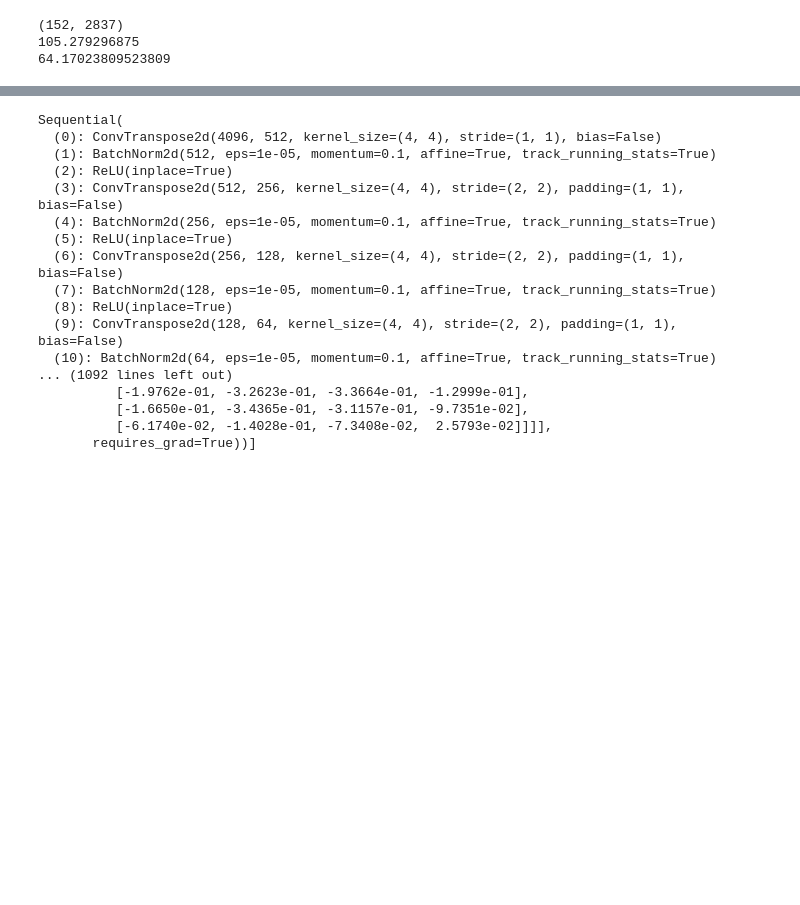
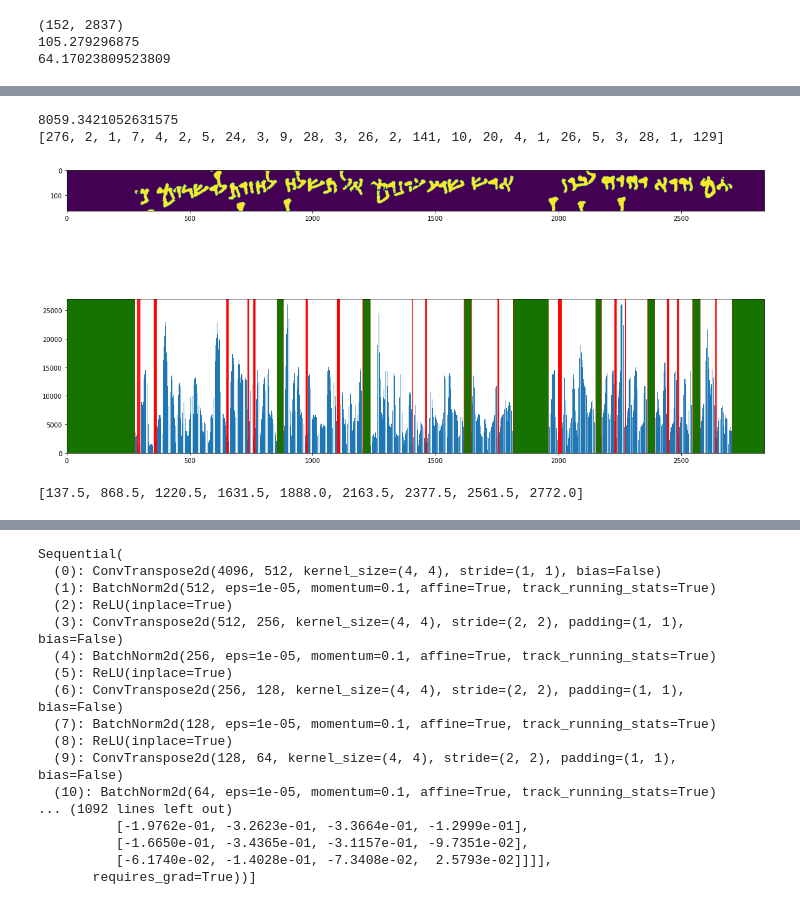
Before and after one commit to MelleStarke/HWR-Group16, a Jupyter notebook: src/dss/line_segment.ipynb, the cells around one changed output, grey strips where cells are left out. Drawn from its saved outputs; the diff is of its cells as text; code cells hidden in the pictures; blank space fills up the shorter version.

```diff
--- a/src/dss/line_segment.ipynb
+++ b/src/dss/line_segment.ipynb
@@ -122,0 +140,51 @@ print((np.multiply(*np.shape(img[valleys[1]:valleys[2]]))/105*64)/64**2)
+# %%
+col_hist = np.sum(sample_line, axis=0)
+
+fig, axes = plt.subplots(2, 1, figsize=(20, 10))
+
+axes[0].imshow(sample_line)
+axes[1].bar(np.array(range(len(col_hist)), dtype=np.uint32), col_hist)
+
+mean_col_val = np.mean(list(filter(lambda x: x > 0, col_hist)))
+print(mean_col_val)
+
+n_cols = len(col_hist)
+prev_i = -1
+new_bar = True
+blue_bars = []
+blue_bar_width = int(n_cols * 0.005)
+
+for i, _ in filter(lambda x: x[1] < 0.01 * mean_col_val, zip(range(len(col_hist)), col_hist)):
+  if prev_i + 1 == i:
+    if new_bar:
+      new_bar = False
+      blue_bars.append([])
+
+    blue_bars[-1].append(i)
+
+  else:
+    new_bar = True
+
+  prev_i = i
+  # print(i)
+  axes[1].axvline(i, color='red')
+
+print([len(x) for x in blue_bars])
+
+blue_bars = list(filter(lambda x: len(x) > blue_bar_width, blue_bars))
+
+for bb in np.concatenate(blue_bars):
+  axes[1].axvline(bb, color='green', alpha=0.5)
+
+axes[1].margins(0,0)
+plt.show()
+
+
+word_seps = list(map(np.median, blue_bars))
+
+print(word_seps)
+# %% [output]
+8059.3421052631575
+[276, 2, 1, 7, 4, 2, 5, 24, 3, 9, 28, 3, 26, 2, 141, 10, 20, 4, 1, 26, 5, 3, 28, 1, 129]
+[figure, added]
+[137.5, 868.5, 1220.5, 1631.5, 1888.0, 2163.5, 2377.5, 2561.5, 2772.0]
```
Also changed, not shown: parts of 6 cells of this notebook, 2 other files.
